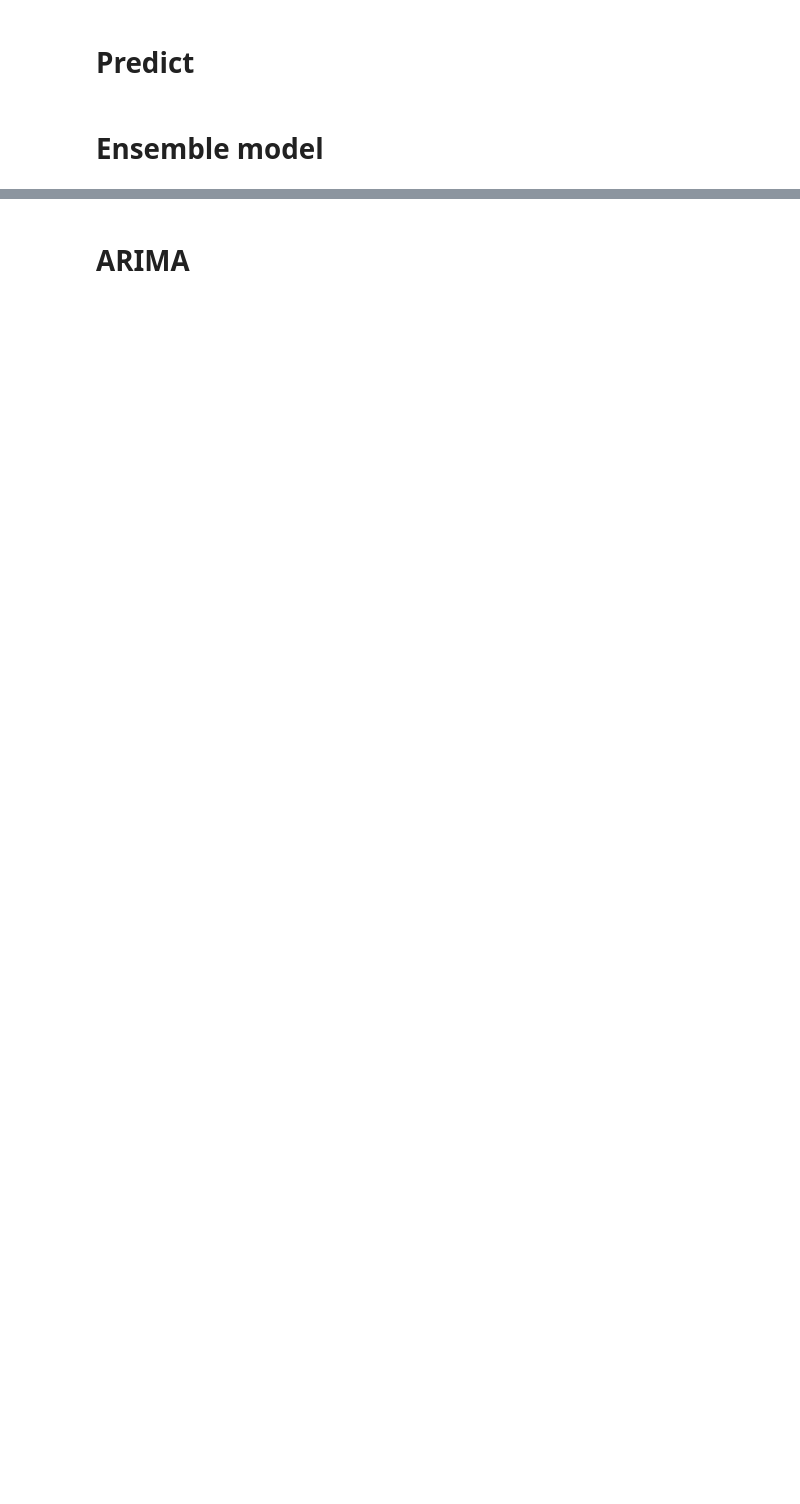
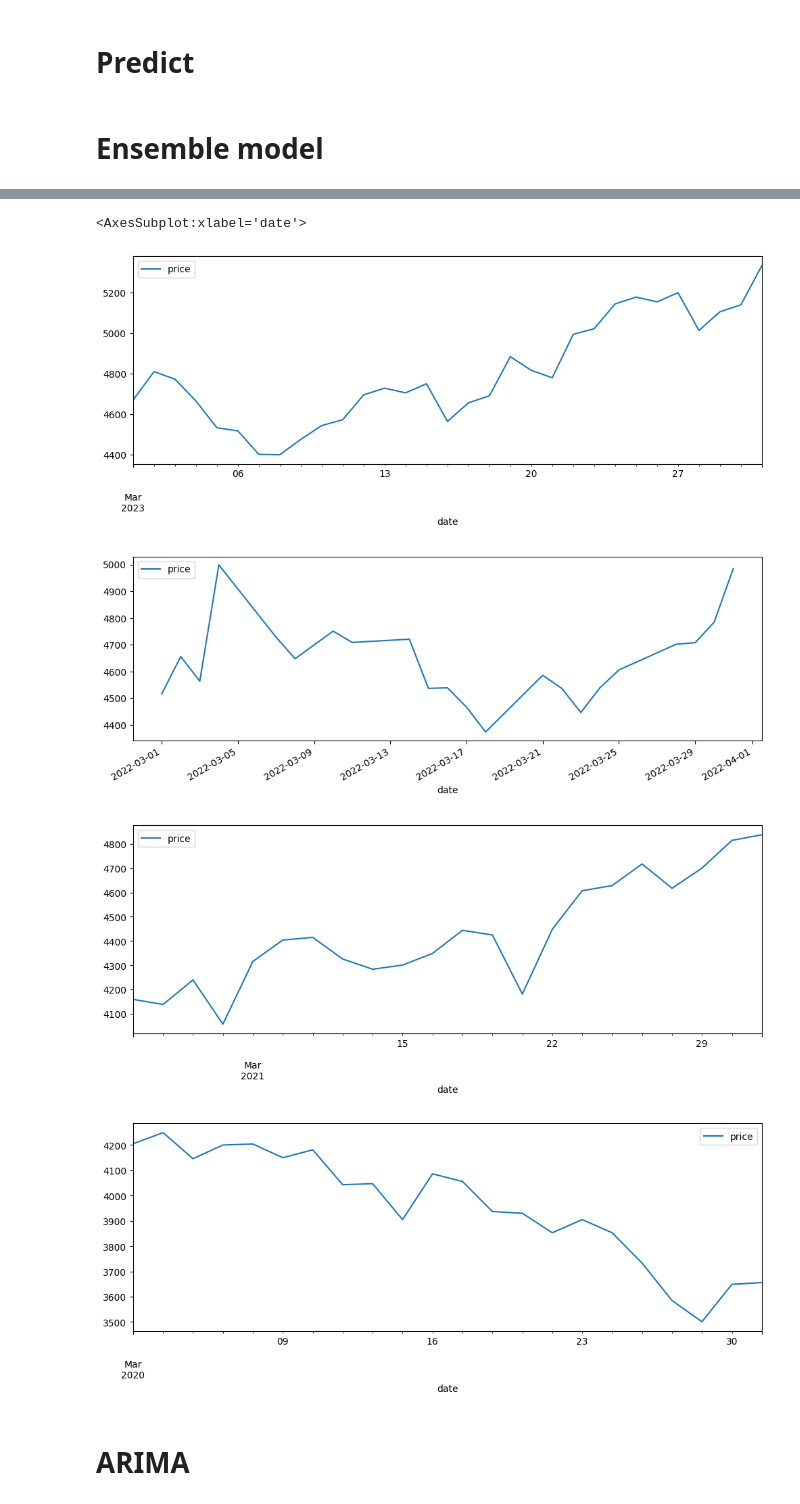
Before and after one commit to zxt000816/Price-prediction, a Jupyter notebook: forecasting(돼지).ipynb, the cells around one changed output, grey strips where cells are left out. Drawn from its saved outputs; the diff is of its cells as text; code cells hidden in the pictures; blank space fills up the shorter version.

```diff
--- a/forecasting(돼지).ipynb
+++ b/forecasting(돼지).ipynb
@@ -195 +213,15 @@ data_cp[-100:].plot(x='date', y='price', figsize=(20, 15))
+# %%
+data_cp[(data_cp['date'] >= '2023-03-01') & (data_cp['date'] <= '2023-03-31')].plot(x='date', y='price', figsize=(12, 4))
+
+data_cp[(data_cp['date'] >= '2022-03-01') & (data_cp['date'] <= '2022-03-31')].plot(x='date', y='price', figsize=(12, 4))
+
+data_cp[(data_cp['date'] >= '2021-03-01') & (data_cp['date'] <= '2021-03-31')].plot(x='date', y='price', figsize=(12, 4))
+
+data_cp[(data_cp['date'] >= '2020-03-01') & (data_cp['date'] <= '2020-03-31')].plot(x='date', y='price', figsize=(12, 4))
+# %% [output]
+<AxesSubplot:xlabel='date'>
+[figure, added]
+[figure, added]
+[figure, added]
+[figure, added]
 # %%
```
Also changed, not shown: parts of 8 cells of this notebook, 3 other files.
